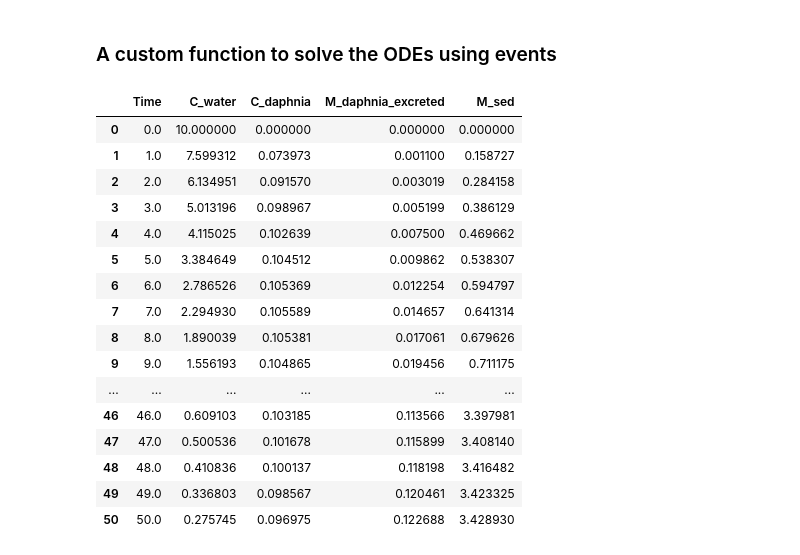
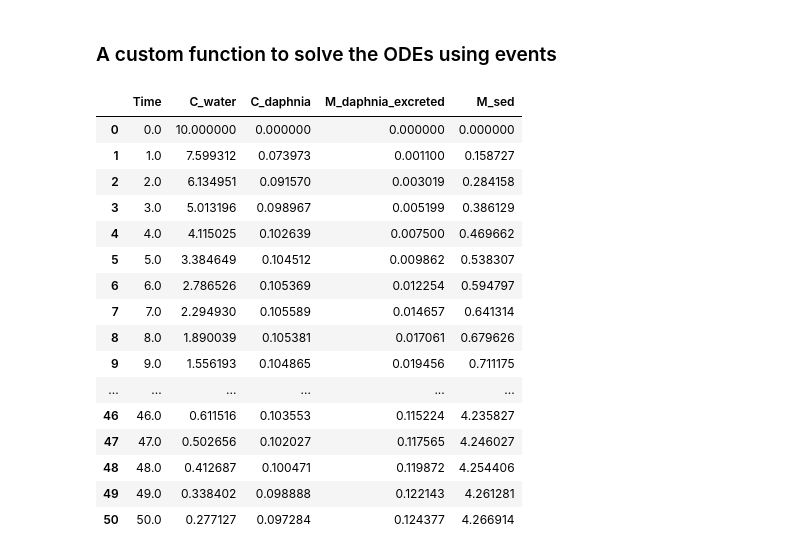
Before and after one commit to vassilismin/Exploring_PINN, a Jupyter notebook: Daphnia_Magna_uptake/D_Magna_ode_solution.ipynb, the cells around one changed output. Drawn from its saved outputs; the diff is of its cells as text; code cells hidden in the pictures.

```diff
--- a/Daphnia_Magna_uptake/D_Magna_ode_solution.ipynb
+++ b/Daphnia_Magna_uptake/D_Magna_ode_solution.ipynb
@@ -276,27 +276,27 @@ def ode_events(model, inits, t_span, time_step, t_events, y_events):
 # %%
 inits = [10,0,0,0] # initial values of state variables
 t_span = (0, 50) # time span of integration
 t_events = [10, 20, 30, 35] # time points of C_water refreshment
-y_events = [10, 10, 10, 5] # C_water that was achieved achieved at t_events
+y_events = [10, 20, 10, 5] # C_water that was achieved at t_events
 time_step = 1
 
 solution = ode_events(ode_func, inits, t_span, time_step, t_events, y_events)
 solution
 # %% [output]
 |  | Time | C_water | C_daphnia | M_daphnia_excreted | M_sed |
 | 0 | 0.0 | 10.000000 | 0.000000 | 0.000000 | 0.000000 |
 | 1 | 1.0 | 7.599312 | 0.073973 | 0.001100 | 0.158727 |
 | 2 | 2.0 | 6.134951 | 0.091570 | 0.003019 | 0.284158 |
 | 3 | 3.0 | 5.013196 | 0.098967 | 0.005199 | 0.386129 |
 | 4 | 4.0 | 4.115025 | 0.102639 | 0.007500 | 0.469662 |
 | 5 | 5.0 | 3.384649 | 0.104512 | 0.009862 | 0.538307 |
 | 6 | 6.0 | 2.786526 | 0.105369 | 0.012254 | 0.594797 |
 | 7 | 7.0 | 2.294930 | 0.105589 | 0.014657 | 0.641314 |
 | 8 | 8.0 | 1.890039 | 0.105381 | 0.017061 | 0.679626 |
 | 9 | 9.0 | 1.556193 | 0.104865 | 0.019456 | 0.711175 |
 | ... | ... | ... | ... | ... | ... |
-| 46 | 46.0 | 0.609103 | 0.103185 | 0.113566 | 3.397981 |
-| 47 | 47.0 | 0.500536 | 0.101678 | 0.115899 | 3.408140 |
-| 48 | 48.0 | 0.410836 | 0.100137 | 0.118198 | 3.416482 |
-| 49 | 49.0 | 0.336803 | 0.098567 | 0.120461 | 3.423325 |
-| 50 | 50.0 | 0.275745 | 0.096975 | 0.122688 | 3.428930 |
+| 46 | 46.0 | 0.611516 | 0.103553 | 0.115224 | 4.235827 |
+| 47 | 47.0 | 0.502656 | 0.102027 | 0.117565 | 4.246027 |
+| 48 | 48.0 | 0.412687 | 0.100471 | 0.119872 | 4.254406 |
+| 49 | 49.0 | 0.338402 | 0.098888 | 0.122143 | 4.261281 |
+| 50 | 50.0 | 0.277127 | 0.097284 | 0.124377 | 4.266914 |
```
